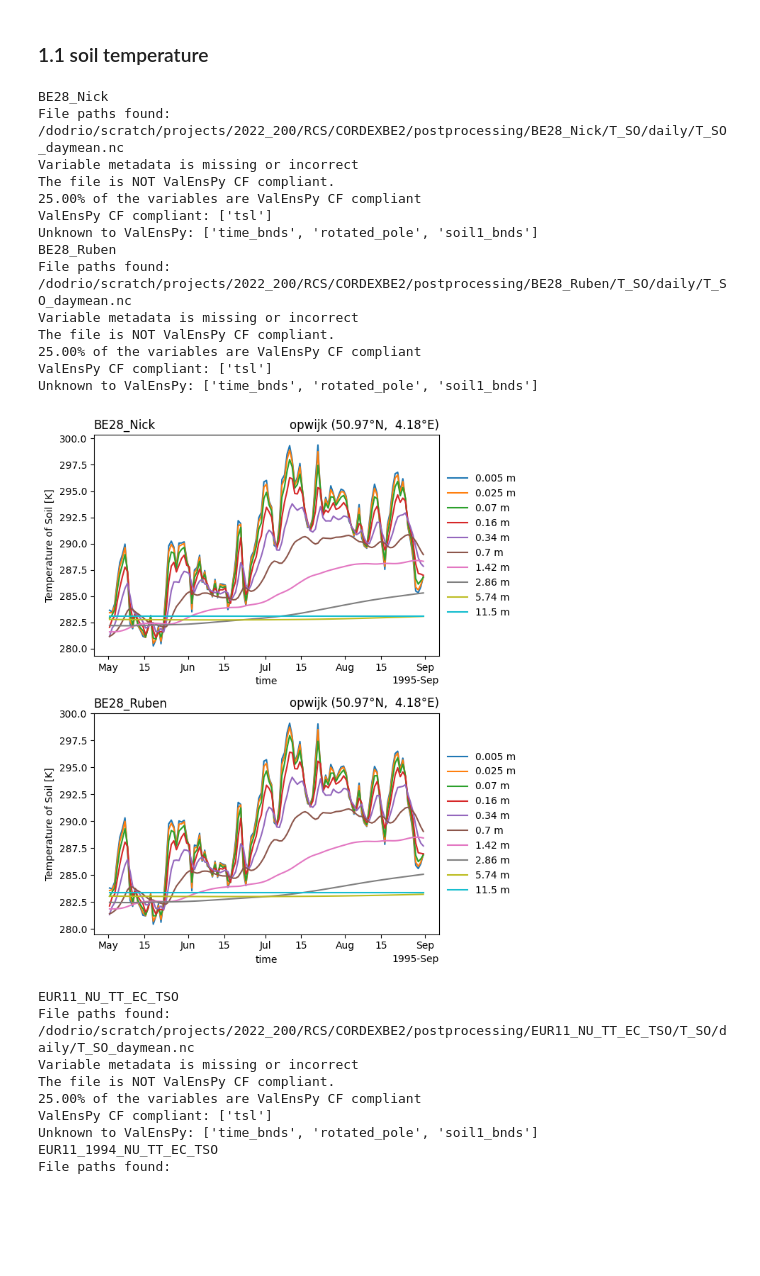
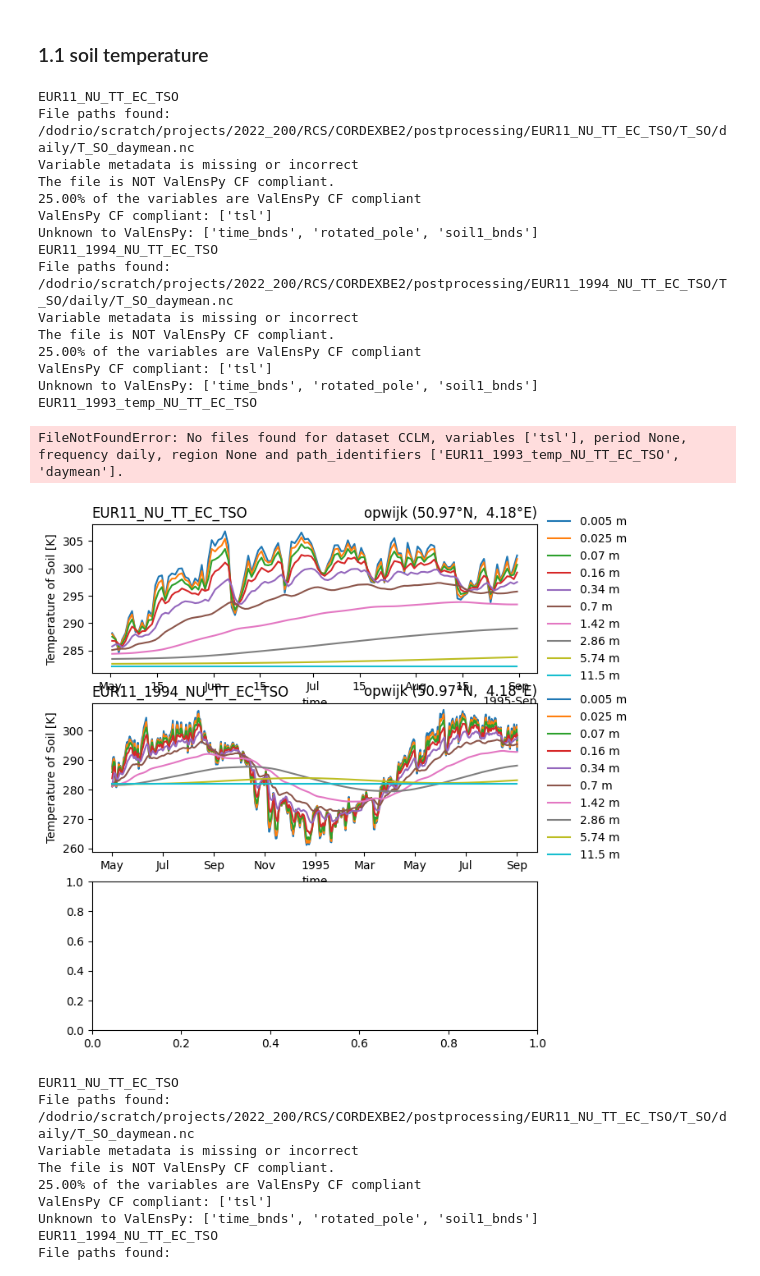
Before and after one commit to CORDEX-be2/ValEnsPy, a Jupyter notebook: evaluation_cclm/cclm_soil_spinup.ipynb, the cells around one changed output. Saved outputs shown, nothing was run; the diff lists cells and outputs as text; code cells hidden in the pictures; blank space fills up the shorter version.

```diff
--- a/evaluation_cclm/cclm_soil_spinup.ipynb
+++ b/evaluation_cclm/cclm_soil_spinup.ipynb
@@ -25,8 +27,7 @@ model = 'CCLM'
 
 # directory with experiments
 
-experiments = ["EUR11_NU_TT_EC_TSO", "EUR11_1994_NU_TT_EC_TSO"]
-# , "EUR11_1993_NU_TT_EC_TSO"
+experiments = ["EUR11_NU_TT_EC_TSO", "EUR11_1994_NU_TT_EC_TSO", "EUR11_1993_NU_TT_EC_TSO"]
 experiment = experiments[0]
 
 # do selection of individual points (do this in separate notebook.)
@@ -48,7 +49,7 @@ manager = vp.InputManager(machine=machine)
 # %% [markdown]
 ### 1.1 soil temperature
 # %%
-experiments = ['BE28_Nick', 'BE28_Ruben']
+
 variable = 'tsl'
 
 fig, axes = plt.subplots(len(experiments),1,figsize = (7,8))
@@ -59,38 +60,40 @@ for i,experiment in enumerate(experiments):
     ax = axes[i]
     ds_mod = manager.load_data(model, [variable], freq="daily", path_identifiers=[experiment, "daymean"])
 
     ds_mod_point = select_point(ds_mod, point_coord, rotated_pole = True)
 
     da_mod_point = ds_mod_point[variable]
 
     for soil_level in da_mod_point.soil1:
 
         da_mod_point.sel(soil1=soil_level).plot(ax = ax, label=str(soil_level.values)+' m')
         ax.legend(frameon=False, loc='center left', bbox_to_anchor=(1, 0.5))
 
         ax.set_title(' ', loc='center')
         ax.set_title(f"{point_id} ({point_coord[1]}°N,  {point_coord[0]}°E)", loc='right');
         ax.set_title(experiment, loc='left')
 
 fig.tight_layout()
 # %% [output]
-BE28_Nick
+EUR11_NU_TT_EC_TSO
 File paths found:
-/dodrio/scratch/projects/2022_200/RCS/CORDEXBE2/postprocessing/BE28_Nick/T_SO/daily/T_SO_daymean.nc
+/dodrio/scratch/projects/2022_200/RCS/CORDEXBE2/postprocessing/EUR11_NU_TT_EC_TSO/T_SO/daily/T_SO_daymean.nc
 Variable metadata is missing or incorrect
 The file is NOT ValEnsPy CF compliant.
 25.00% of the variables are ValEnsPy CF compliant
 ValEnsPy CF compliant: ['tsl']
 Unknown to ValEnsPy: ['time_bnds', 'rotated_pole', 'soil1_bnds']
-BE28_Ruben
+EUR11_1994_NU_TT_EC_TSO
 File paths found:
-/dodrio/scratch/projects/2022_200/RCS/CORDEXBE2/postprocessing/BE28_Ruben/T_SO/daily/T_SO_daymean.nc
+/dodrio/scratch/projects/2022_200/RCS/CORDEXBE2/postprocessing/EUR11_1994_NU_TT_EC_TSO/T_SO/daily/T_SO_daymean.nc
 Variable metadata is missing or incorrect
 The file is NOT ValEnsPy CF compliant.
 25.00% of the variables are ValEnsPy CF compliant
 ValEnsPy CF compliant: ['tsl']
 Unknown to ValEnsPy: ['time_bnds', 'rotated_pole', 'soil1_bnds']
+EUR11_1993_temp_NU_TT_EC_TSO
+FileNotFoundError: No files found for dataset CCLM, variables ['tsl'], period None, frequency daily, region None and path_identifiers ['EUR11_1993_temp_NU_TT_EC_TSO', 'daymean'].
-[figure, old version]
+[figure, new version]
 # %%
 variable = 'tsl'
 
```
Also changed, not shown: parts of 2 cells of this notebook, 1 other file.
